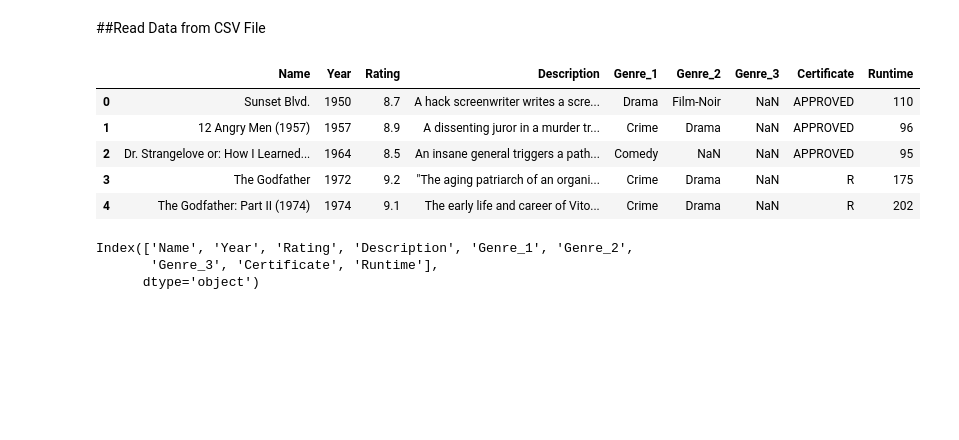
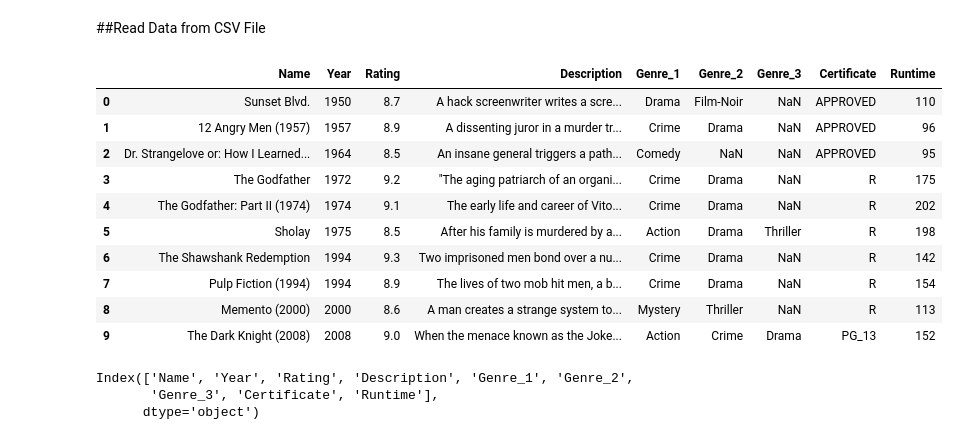
Before and after one commit to MukundWaghmare27/PG-DHPCAP, a Jupyter notebook: Anytics & Statistics Using Python/numpyLab/Day2.ipynb, the cells around one changed output. Cells and saved outputs as stored; diff of their text form; code cells hidden in the pictures; blank space fills up the shorter version.

```diff
--- a/Anytics & Statistics Using Python/numpyLab/Day2.ipynb
+++ b/Anytics & Statistics Using Python/numpyLab/Day2.ipynb
@@ -402,14 +402,19 @@ import pandas as pd
 data_path = '../asp/movie_rating.csv'
 # %%
 data_df = pd.read_csv(data_path)
-data_df.head()
+data_df
 # %% [output]
 |  | Name | Year | Rating | Description | Genre_1 | Genre_2 | Genre_3 | Certificate | Runtime |
 | 0 | Sunset Blvd. | 1950 | 8.7 | A hack screenwriter writes a scre... | Drama | Film-Noir | NaN | APPROVED | 110 |
 | 1 | 12 Angry Men (1957) | 1957 | 8.9 | A dissenting juror in a murder tr... | Crime | Drama | NaN | APPROVED | 96 |
 | 2 | Dr. Strangelove or: How I Learned... | 1964 | 8.5 | An insane general triggers a path... | Comedy | NaN | NaN | APPROVED | 95 |
 | 3 | The Godfather | 1972 | 9.2 | "The aging patriarch of an organi... | Crime | Drama | NaN | R | 175 |
 | 4 | The Godfather: Part II (1974) | 1974 | 9.1 | The early life and career of Vito... | Crime | Drama | NaN | R | 202 |
+| 5 | Sholay | 1975 | 8.5 | After his family is murdered by a... | Action | Drama | Thriller | R | 198 |
+| 6 | The Shawshank Redemption | 1994 | 9.3 | Two imprisoned men bond over a nu... | Crime | Drama | NaN | R | 142 |
+| 7 | Pulp Fiction (1994) | 1994 | 8.9 | The lives of two mob hit men, a b... | Crime | Drama | NaN | R | 154 |
+| 8 | Memento (2000) | 2000 | 8.6 | A man creates a strange system to... | Mystery | Thriller | NaN | R | 113 |
+| 9 | The Dark Knight (2008) | 2008 | 9.0 | When the menace known as the Joke... | Action | Crime | Drama | PG_13 | 152 |
 # %%
 data_df.columns
 # %% [output]
```
Also changed, not shown: parts of 27 cells of this notebook.
